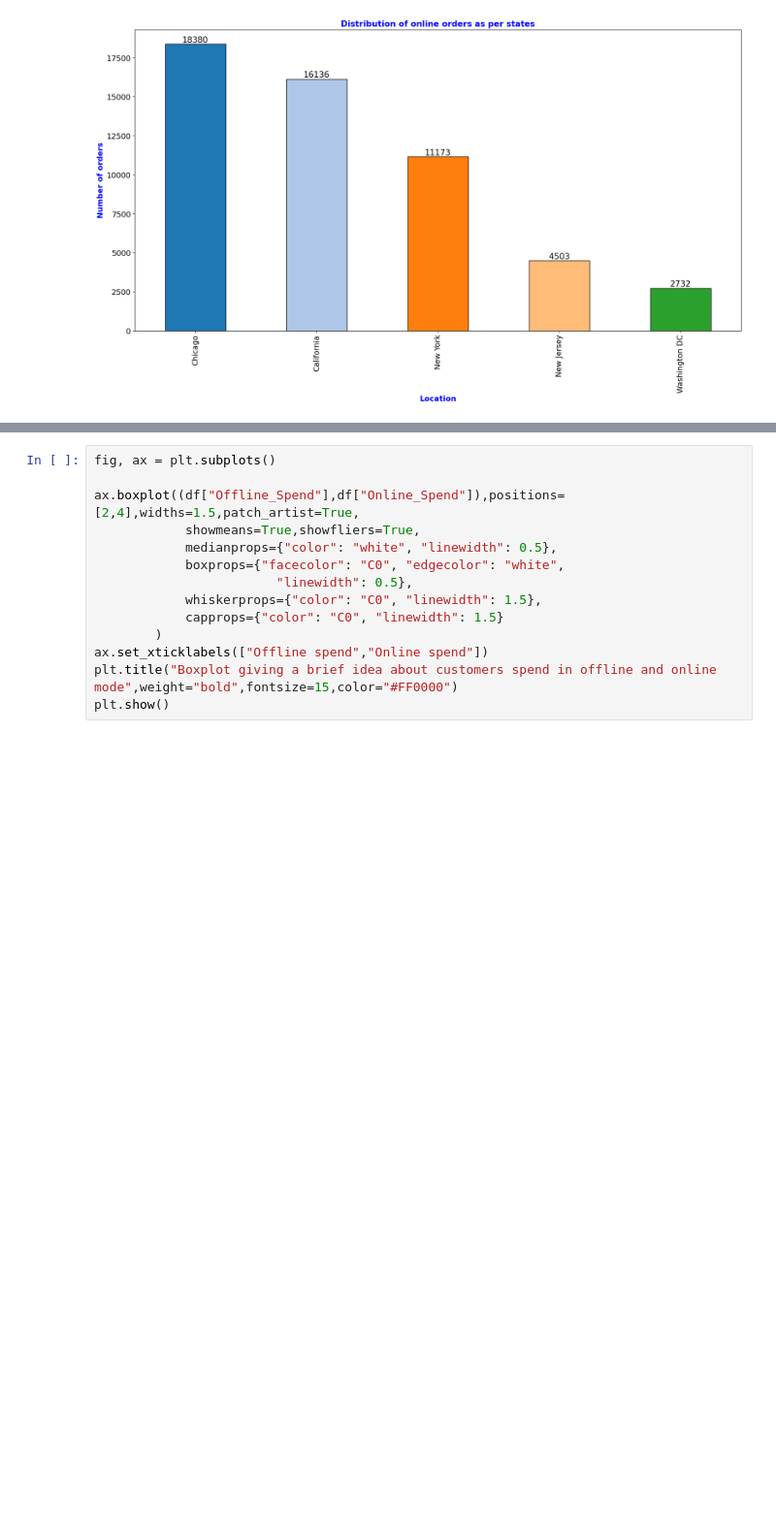
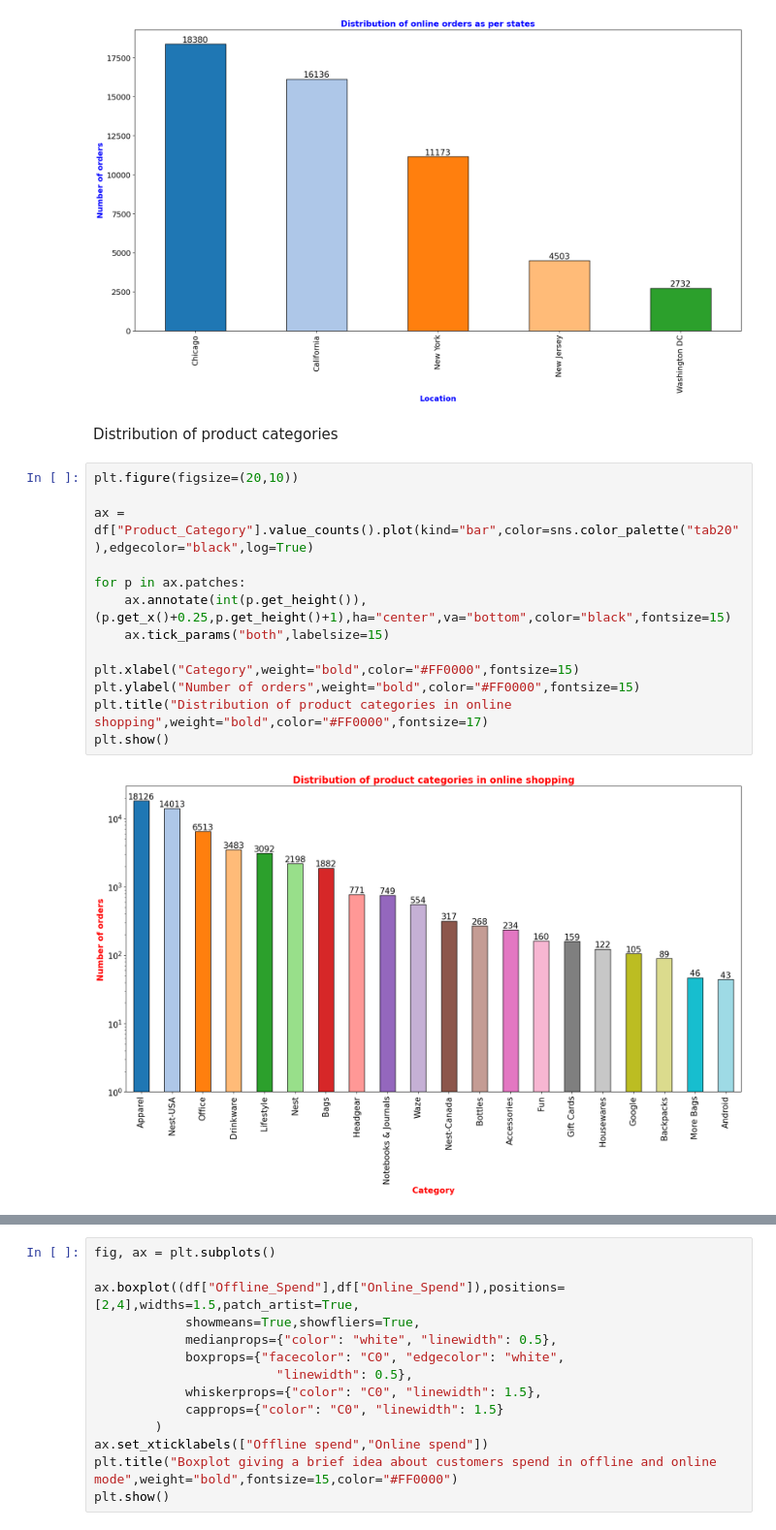
Before and after one commit to hemantsirsat/Data-Visualisation, a Jupyter notebook: Online shopping trend/app.ipynb, the cells around one changed output, grey strips where cells are left out. Shown at 97% size. Drawn from its saved outputs; the diff is of its cells as text; blank space fills up the shorter version.

```diff
--- a/Online shopping trend/app.ipynb
+++ b/Online shopping trend/app.ipynb
@@ -144,3 +144,20 @@ plt.title("Distribution of online orders as per states",weight="bold",fontsize=1
 plt.show()
 # %% [output]
 [figure]
+# %% [markdown]
+Distribution of product categories
+# %%
+plt.figure(figsize=(20,10))
+
+ax = df["Product_Category"].value_counts().plot(kind="bar",color=sns.color_palette("tab20"),edgecolor="black",log=True)
+
+for p in ax.patches:
+    ax.annotate(int(p.get_height()),(p.get_x()+0.25,p.get_height()+1),ha="center",va="bottom",color="black",fontsize=15)
+    ax.tick_params("both",labelsize=15)
+
+plt.xlabel("Category",weight="bold",color="#FF0000",fontsize=15)
+plt.ylabel("Number of orders",weight="bold",color="#FF0000",fontsize=15)
+plt.title("Distribution of product categories in online shopping",weight="bold",color="#FF0000",fontsize=17)
+plt.show()
+# %% [output]
+[figure, added]
```
Also changed, not shown: parts of 4 cells of this notebook.
